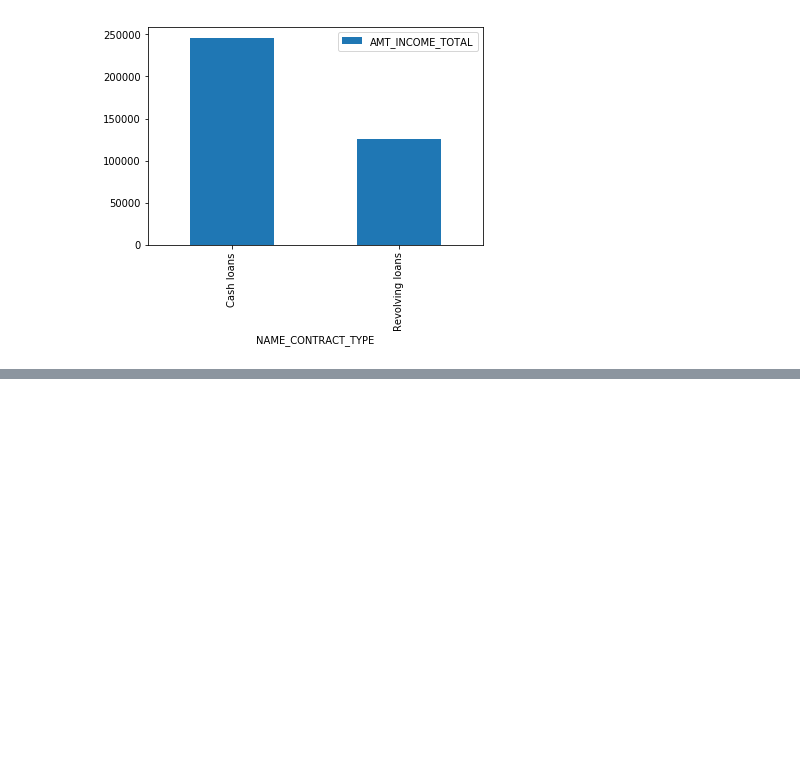
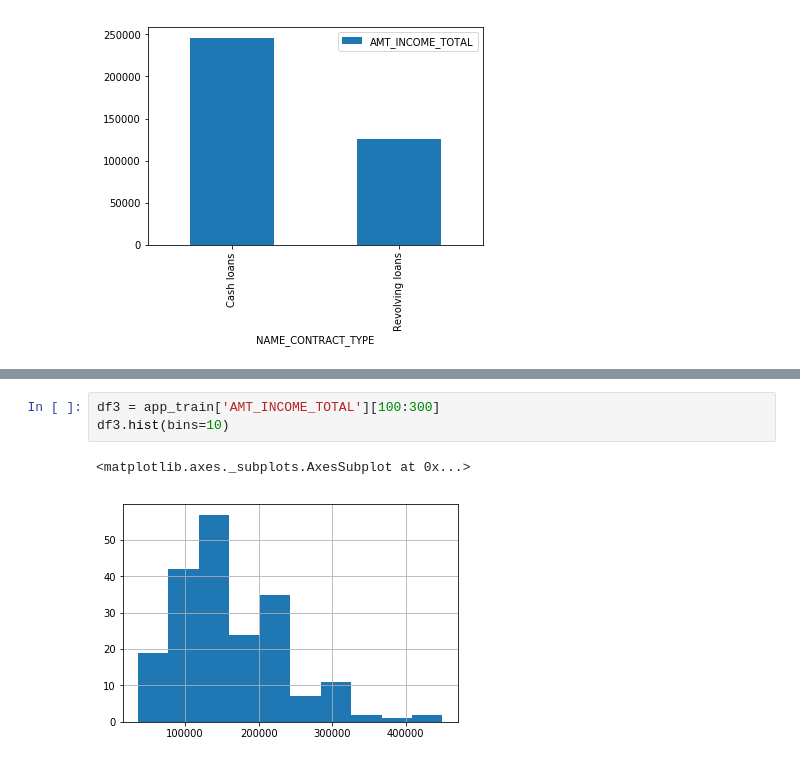
Before and after one commit to shunaaa/2nd-ML100Days, a Jupyter notebook: homework/Day_005_HW.ipynb, the cells around one changed output, grey strips where cells are left out. Drawn from its saved outputs; the diff is of its cells as text; blank space fills up the shorter version.

```diff
--- a/homework/Day_005_HW.ipynb
+++ b/homework/Day_005_HW.ipynb
@@ -51,0 +65,6 @@ g2.plot(kind='bar')
+# %%
+df3 = app_train['AMT_INCOME_TOTAL'][100:300]
+df3.hist(bins=10)
+# %% [output]
+<matplotlib.axes._subplots.AxesSubplot at 0x...>
+[figure, added]
```
Also changed, not shown: parts of 2 cells of this notebook.
